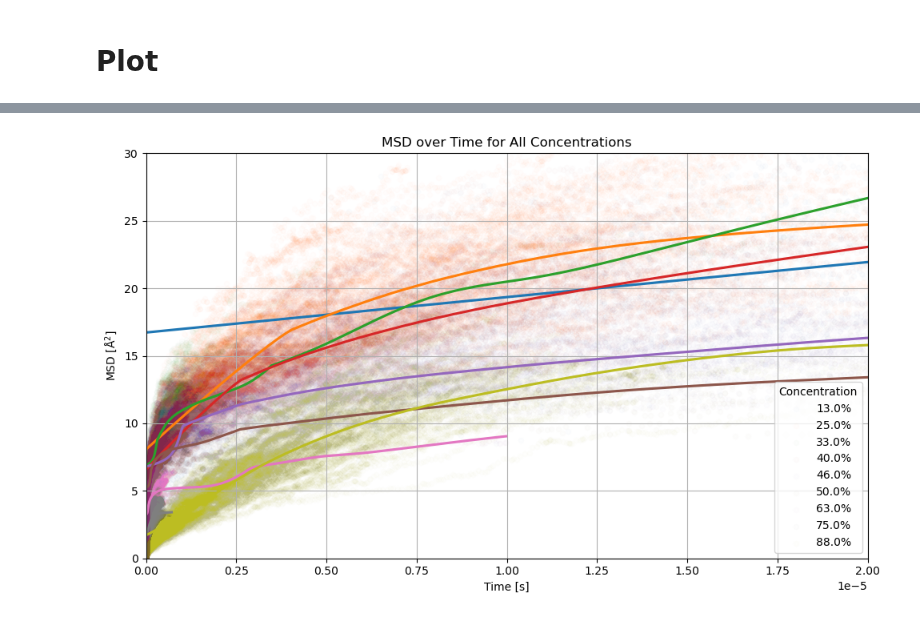
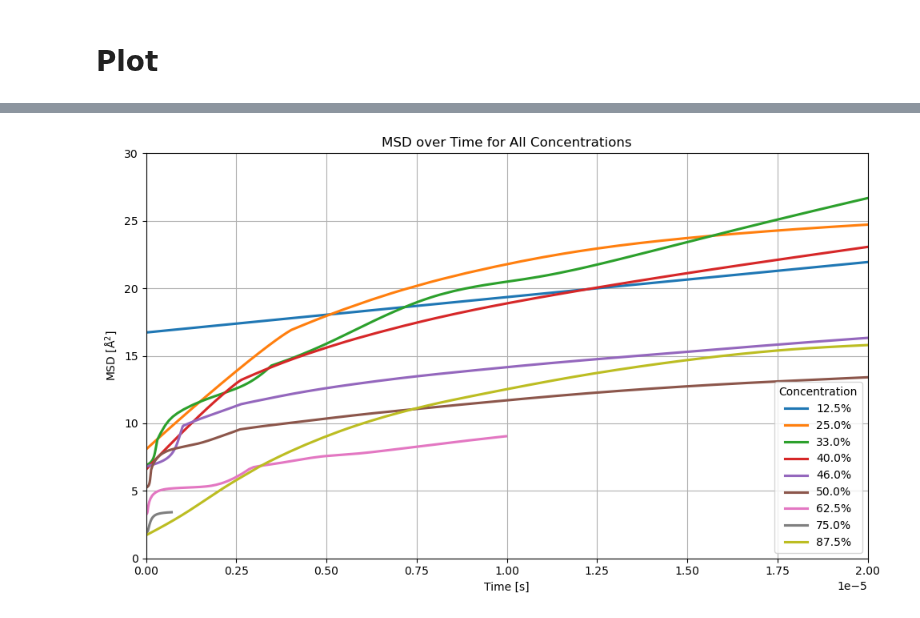
Before and after one commit to JohnLawrenceWargrave/jupyter_for_ARL, a Jupyter notebook: plot_kmc_MSD_over_time.ipynb, the cells around one changed output, grey strips where cells are left out. Drawn from its saved outputs; the diff is of its cells as text; code cells hidden in the pictures.

Commit message:
fixed the percentages and some regression

```diff
--- a/plot_kmc_MSD_over_time.ipynb
+++ b/plot_kmc_MSD_over_time.ipynb
@@ -15,6 +16,12 @@ simulation_concentrations = glob.glob(simulation_folder + 'Va_*')
 simulation_files = {}
 for conc in simulation_concentrations:
     concentration = 100 - float(conc.split('/')[-1].strip('Va_'))
+    if concentration == 13:
+        concentration = 12.5
+    elif concentration == 63:
+        concentration = 62.5
+    elif concentration == 88:
+        concentration = 87.5
     simulation_files[str(concentration)] = glob.glob(conc + '/*/state_snapshot.csv')
 # %% [markdown]
 # read files and save MSD; Net-MSD and time
@@ -33,8 +40,8 @@ for conc,files in simulation_files.items():
         simulation_number = f.split('/')[-2]
         df_msd = pd.concat([df_msd, df_temp])
         #df_net[simulation_number] = df_temp['Net-MSD']
-        if simulation_number == '01':
-            df_conc['time'] = df_temp['time in 1e+00 s']
+        #if simulation_number == '01':
+        #    df_conc['time'] = df_temp['time in 1e+00 s']
     #df_conc['msd'] = df_msd.mean(axis=1)
     #df_conc['net'] = df_net.mean(axis=1)
     #f_conc['msd_std'] = df_msd.std(axis=1)
@@ -99,0 +99,13 @@ plt.savefig(f'{simulation_folder}kmc_MSD_all_concentrations.png', dpi=300)
+# %%
+#just 12.5% in very big plot
+conc = '12.5'
+df = dict_results[conc]
+plt.figure(figsize=(20, 12))
+sns.regplot(x=df['time in 1e+00 s'], y=df['MSD-Li'], scatter_kws={'s':20, 'alpha':0.1, 'color':'red'}, ci=95, order=1, lowess=True)
+plt.xlabel('Time [s]')
+plt.ylabel(f'MSD [$\mathrm{{\AA}}^2$]')
+plt.title(f'MSD over Time {conc}%')
+plt.grid()
+plt.tight_layout()
+plt.savefig(f'{simulation_folder}kmc_MSD_{conc}.png', dpi=300)
+plt.show()
@@ -99,0 +115,12 @@ plt.savefig(f'{simulation_folder}kmc_MSD_all_concentrations.png', dpi=300)
+# %%
+# MSD but all concentrations individual plots
+for conc in sorted(dict_results.keys(), key=float):
+    df = dict_results[conc]
+    sns.regplot(x=df['time in 1e+00 s'], y=df['MSD-Li'], scatter_kws={'s':20, 'alpha':0.1, 'color':'red'}, ci=95, order=1, lowess=True)
+    plt.xlabel('Time [s]')
+    plt.ylabel(f'MSD [$\mathrm{{\AA}}^2$]')
+    plt.title(f'MSD over Time {conc}%')
+    plt.grid()
+    plt.tight_layout()
+    plt.savefig(f'{simulation_folder}kmc_MSD_{conc}.png', dpi=300)
+    plt.show()
@@ -100,25 +137,25 @@ plt.savefig(f'{simulation_folder}kmc_MSD_all_concentrations.png', dpi=300)
 # %%
-# just MSD but all concentrations
+# MSD regression all concentrations - one plot
 plt.figure(figsize=(10, 6))
 for conc in sorted(dict_results.keys(), key=float):
     df = dict_results[conc]
-    sns.regplot(x=df['time in 1e+00 s'], y=df['MSD-Li'], label=f'{conc}%', scatter_kws={'s':20, 'alpha':0.01}, ci=95, order=1, lowess=True)
-    #sns.lineplot(x=df['time in 1e+00 s'], y=df['MSD-Li'], label=f'{conc}%')
+    sns.regplot(x=df['time in 1e+00 s'], y=df['MSD-Li'], scatter=False, label=f'{conc}%', line_kws={'label': f'{conc}%'}, ci=95, order=1, lowess=True)
+
 
 # manually set highest graph limits for better visibility
 plt.xlim(0, 2e-5)
 plt.ylim(0, 30)
 
 plt.xlabel('Time [s]')
 plt.ylabel(f'MSD [$\mathrm{{\AA}}^2$]')
 plt.title('MSD over Time for All Concentrations')
 plt.legend(title='Concentration')
 plt.grid()
 plt.tight_layout()
 plt.savefig(f'{simulation_folder}kmc_MSD_all_concentrations.png', dpi=300)
 plt.show()
 # %% [output]
-[figure, old version]
+[figure, new version]
 # %%
 # Calculate and plot the first derivative (numerical gradient) of the mean Net-MSD for all concentrations
 
```
Also changed, not shown: parts of 8 cells of this notebook, 1 other file.
